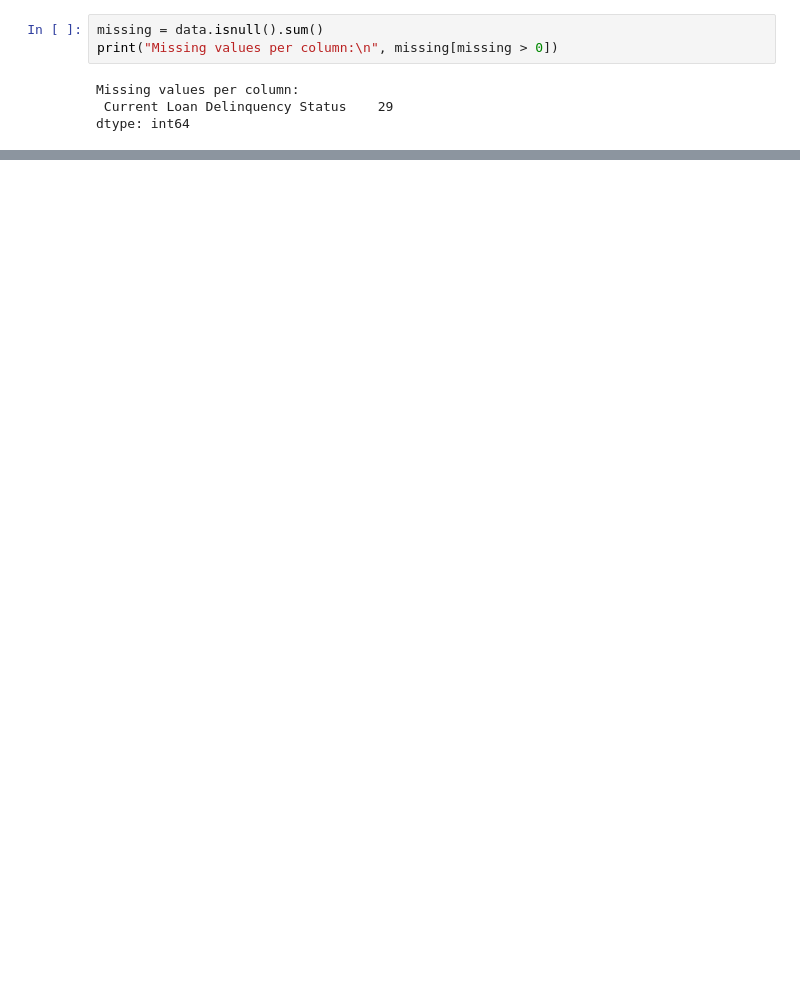
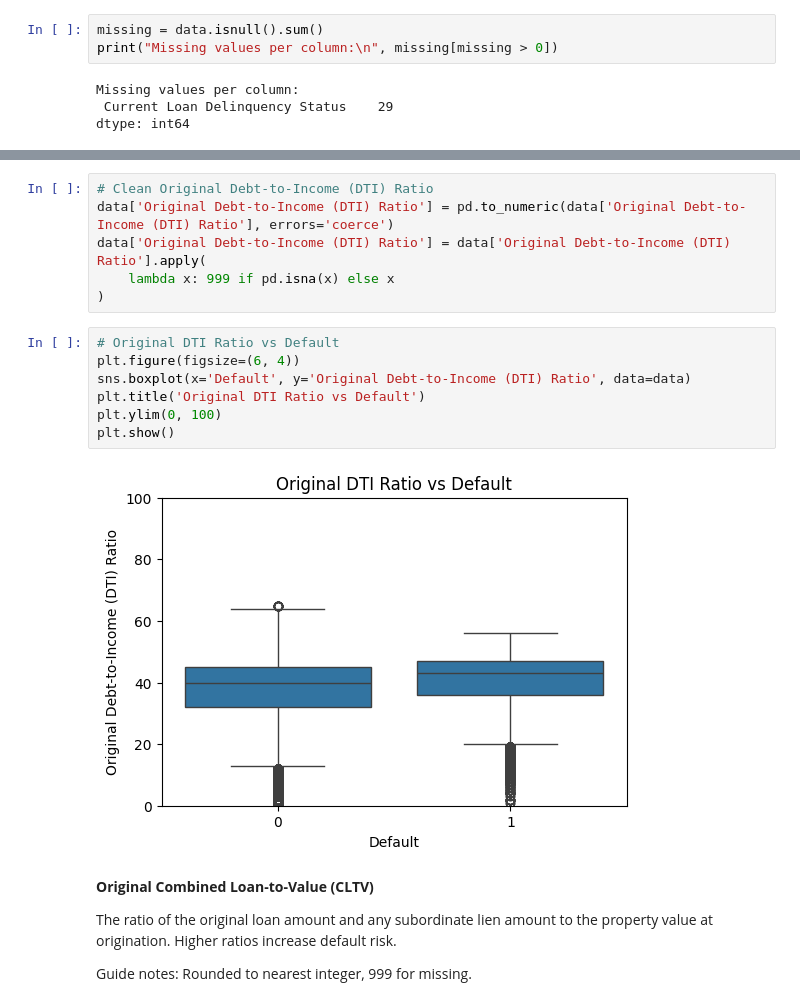
Before and after one commit to divija-rao/MBS_RiskManagement, a Jupyter notebook: regression_eda.ipynb, the cells around one changed output, grey strips where cells are left out. Cells and saved outputs as stored; diff of their text form; blank space fills up the shorter version.

```diff
--- a/regression_eda.ipynb
+++ b/regression_eda.ipynb
@@ -55,0 +105,21 @@ dtype: int64
+# %%
+# Clean Original Debt-to-Income (DTI) Ratio
+data['Original Debt-to-Income (DTI) Ratio'] = pd.to_numeric(data['Original Debt-to-Income (DTI) Ratio'], errors='coerce')
+data['Original Debt-to-Income (DTI) Ratio'] = data['Original Debt-to-Income (DTI) Ratio'].apply(
+    lambda x: 999 if pd.isna(x) else x
+)
+# %%
+# Original DTI Ratio vs Default
+plt.figure(figsize=(6, 4))
+sns.boxplot(x='Default', y='Original Debt-to-Income (DTI) Ratio', data=data)
+plt.title('Original DTI Ratio vs Default')
+plt.ylim(0, 100)
+plt.show()
+# %% [output]
+[figure, added]
+# %% [markdown]
+**Original Combined Loan-to-Value (CLTV)**
+
+The ratio of the original loan amount and any subordinate lien amount to the property value at origination. Higher ratios increase default risk.
+
+Guide notes: Rounded to nearest integer, 999 for missing.
```
Also changed, not shown: parts of 40 cells of this notebook.
